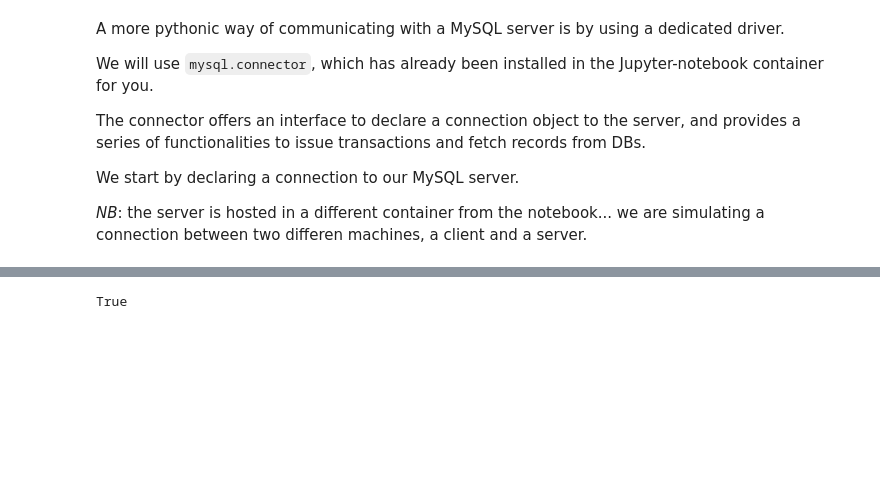
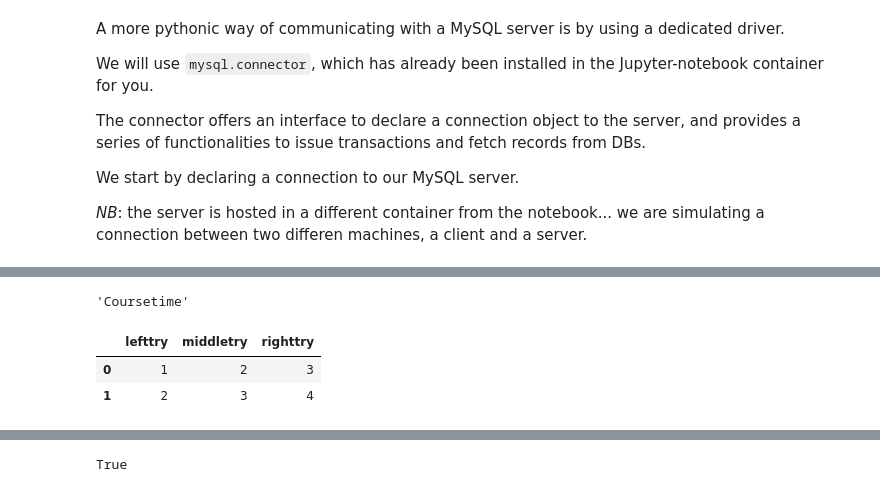
Before and after one commit to tommasoamico/BiathlonAzzurro, a Jupyter notebook: scrapingBot/MySQL_solutions.ipynb, the cells around one changed output, grey strips where cells are left out. Drawn from its saved outputs; the diff is of its cells as text; code cells hidden in the pictures; blank space fills up the shorter version.

```diff
--- a/scrapingBot/MySQL_solutions.ipynb
+++ b/scrapingBot/MySQL_solutions.ipynb
@@ -86,0 +196,16 @@ from realBiathlon.mySql import mySqlObject
+# %%
+makeStringCamelCase('Course Time').capitalize()
+# %% [output]
+'Coursetime'
+# %%
+tmp1 = pd.DataFrame([[1, 2, 3], [2, 3, 4]], columns = ['left', 'middle', 'right'])
+tmp2 = pd.DataFrame([[1, 3, 4], [2, 3, 4]], columns = ['left', 'middle', 'right'])
+tmp3 = pd.DataFrame([[1, 4, 5], [2, 3, 4]], columns = ['left', 'middle', 'right'])
+allDfs = [tmp1, tmp2, tmp3, tmp3]
+textOptions = ['1', '2', '3', '4']
+# %%
+tmp1.add_suffix('try')
+# %% [output]
+|  | lefttry | middletry | righttry |
+| 0 | 1 | 2 | 3 |
+| 1 | 2 | 3 | 4 |
```
Also changed, not shown: parts of 16 cells of this notebook, 16 other files.
